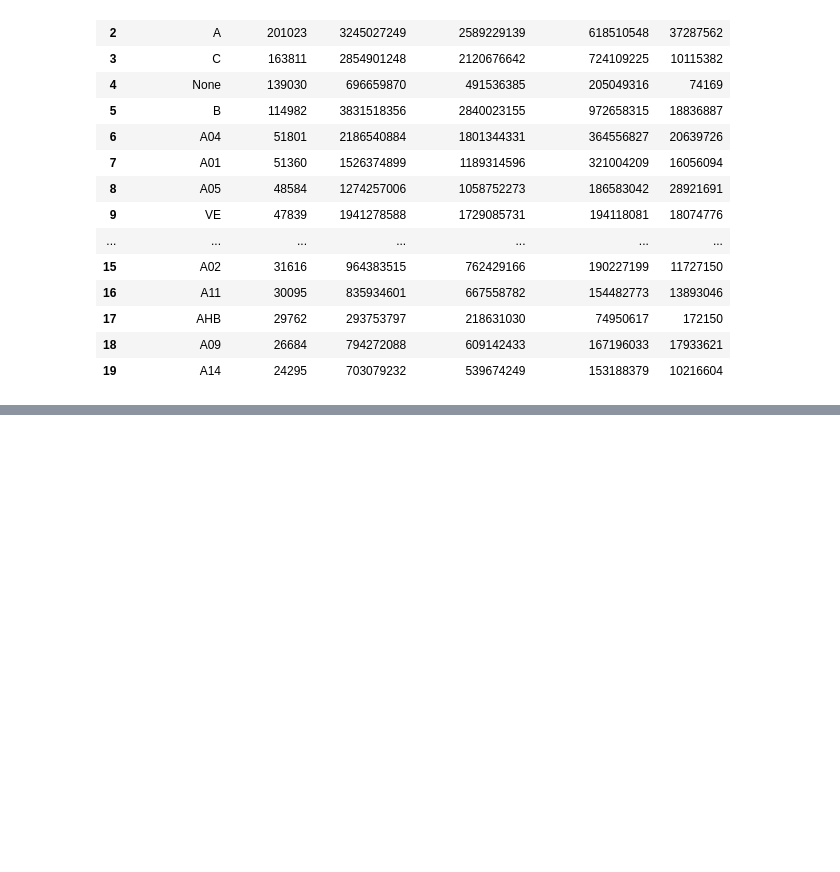
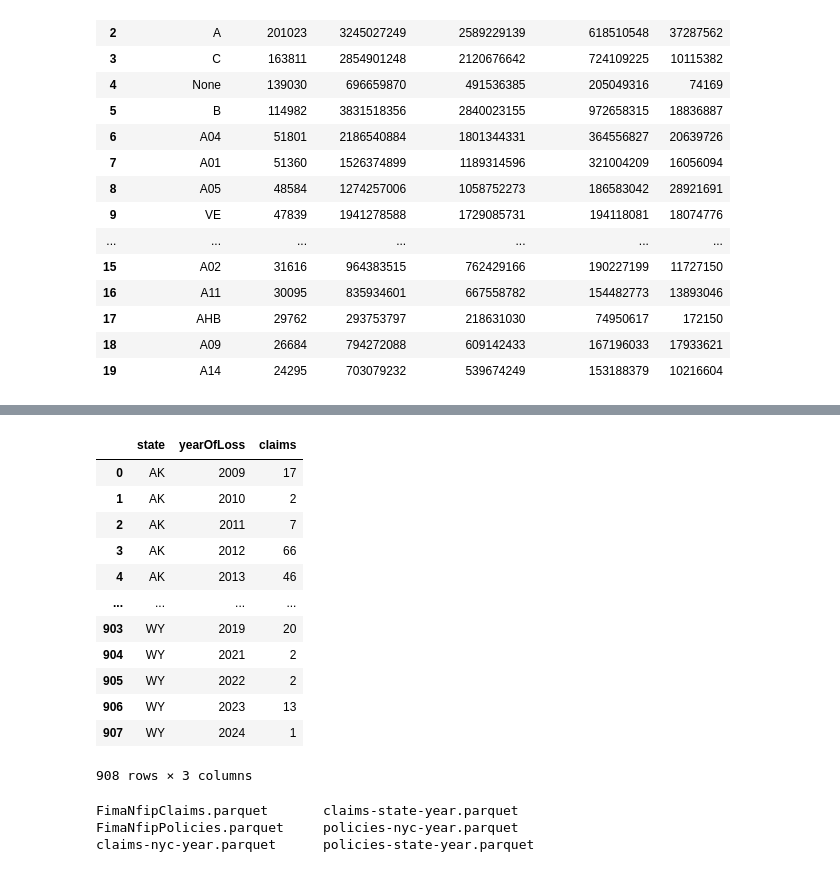
Before and after one commit to mebauer/duckdb-fema-nfip, a Jupyter notebook: analysis-claims.ipynb, the cells around one changed output, grey strips where cells are left out. Cells and saved outputs as stored; diff of their text form; code cells hidden in the pictures; blank space fills up the shorter version.

```diff
--- a/analysis-claims.ipynb
+++ b/analysis-claims.ipynb
@@ -1102,0 +1039,49 @@ con.sql("""
+# %%
+# sanity check with pandas
+df = con.sql("""
+    SELECT
+        UPPER(state) AS state,
+        yearOfLoss,
+        COUNT(*) AS claims
+    FROM claims
+    WHERE yearOfLoss >= 2009
+    GROUP BY ALL
+    ORDER BY state ASC, yearOfLoss ASC
+""").df()
+
+df
+# %% [output]
+|  | state | yearOfLoss | claims |
+| 0 | AK | 2009 | 17 |
+| 1 | AK | 2010 | 2 |
+| 2 | AK | 2011 | 7 |
+| 3 | AK | 2012 | 66 |
+| 4 | AK | 2013 | 46 |
+| ... | ... | ... | ... |
+| 903 | WY | 2019 | 20 |
+| 904 | WY | 2021 | 2 |
+| 905 | WY | 2022 | 2 |
+| 906 | WY | 2023 | 13 |
+| 907 | WY | 2024 | 1 |
+908 rows × 3 columns
+# %%
+# write out as Parquet file
+con.sql("""
+    COPY (
+        SELECT
+            UPPER(state) AS state,
+            yearOfLoss,
+            COUNT(*) AS claims
+        FROM claims
+        WHERE yearOfLoss >= 2009
+        GROUP BY ALL
+        ORDER BY state ASC, yearOfLoss ASC
+    )
+    TO 'data/claims-state-year.parquet' (FORMAT 'parquet');
+""")
+
+%ls data/
+# %% [output]
+FimaNfipClaims.parquet       claims-state-year.parquet
+FimaNfipPolicies.parquet     policies-nyc-year.parquet
+claims-nyc-year.parquet      policies-state-year.parquet
```
Also changed, not shown: parts of 40 cells of this notebook, 1 other file.
